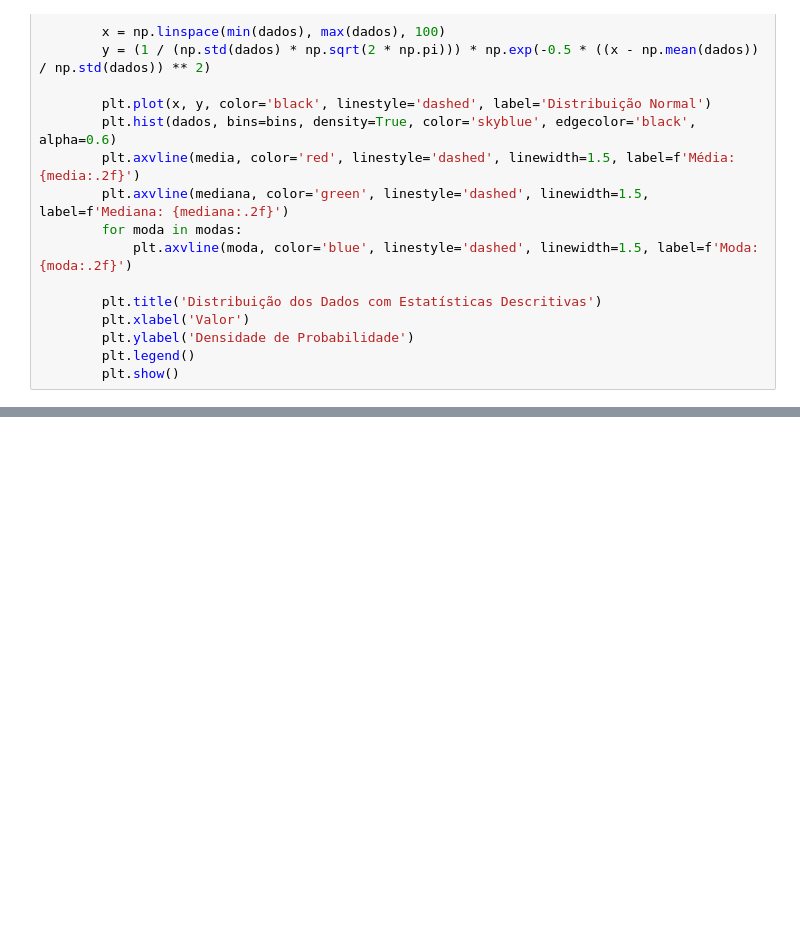
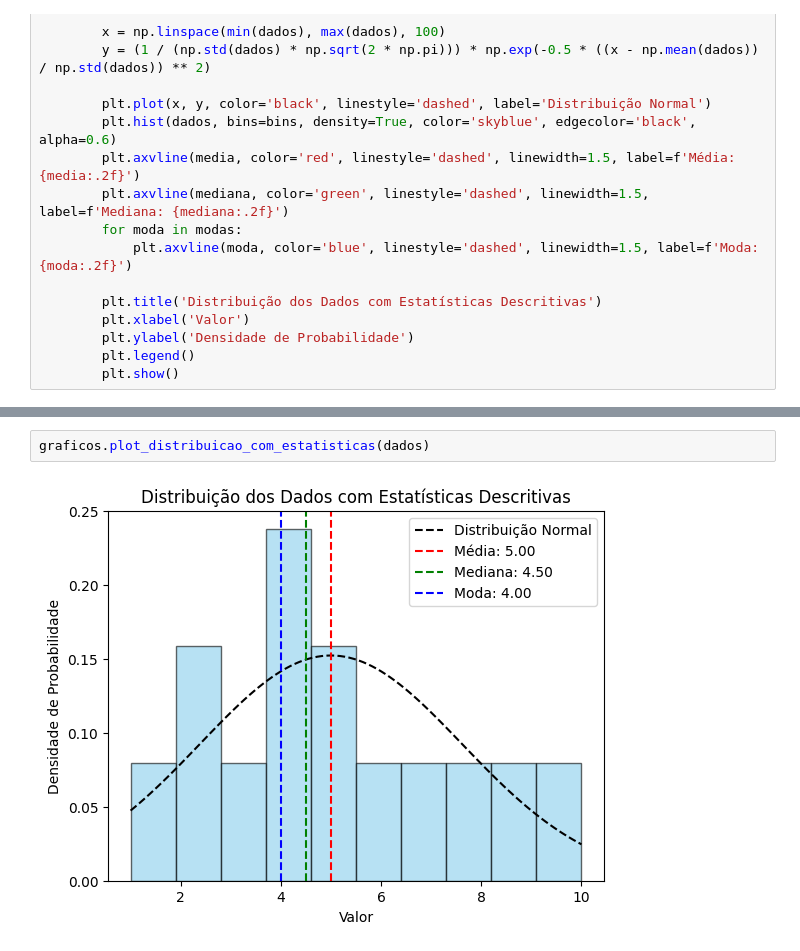
Before and after one commit to SisouDev/Probability_statistics, a Jupyter notebook: probabilidade.ipynb, the cells around one changed output, grey strips where cells are left out. Cells and saved outputs as stored; diff of their text form; blank space fills up the shorter version.

```diff
--- a/probabilidade.ipynb
+++ b/probabilidade.ipynb
@@ -269,0 +290,4 @@ class GraficosEstatisticas:
+# %%
+graficos.plot_distribuicao_com_estatisticas(dados)
+# %% [output]
+[figure, added]
```
Also changed, not shown: parts of 3 cells of this notebook.
